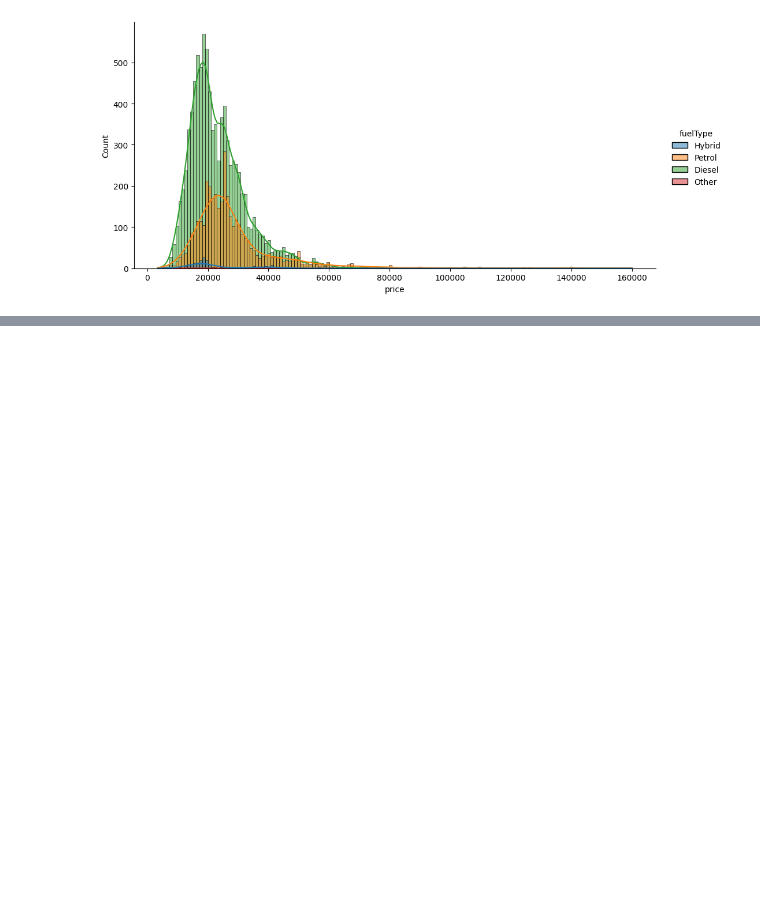
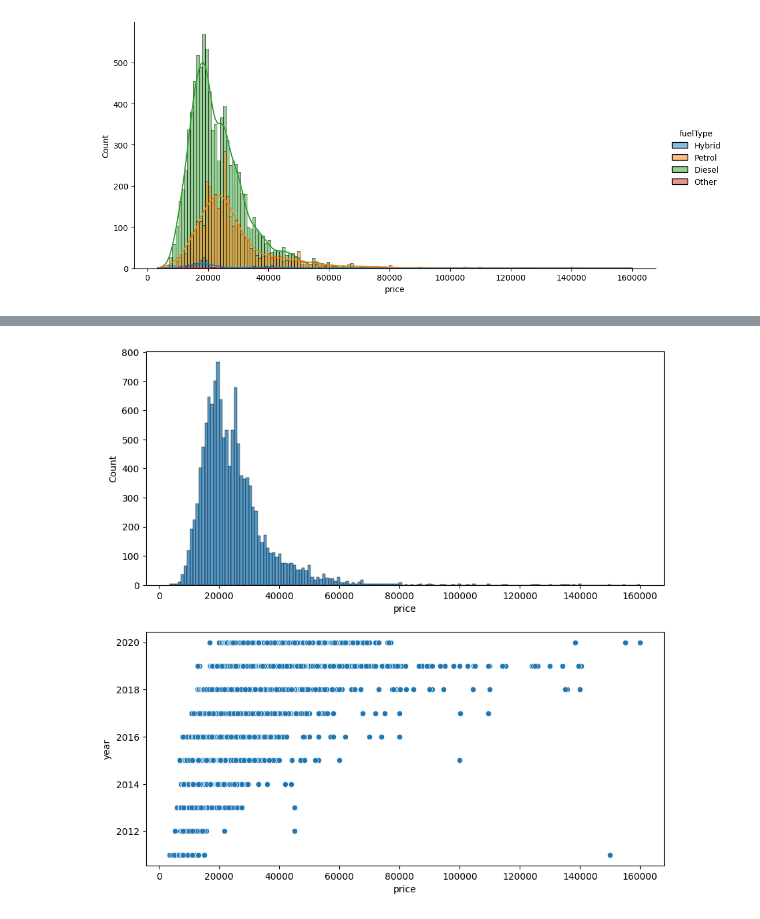
Before and after one commit to Bilol2747/python_darslarim, a Jupyter notebook: Graphics.ipynb, the cells around one changed output, grey strips where cells are left out. Saved outputs shown, nothing was run; the diff lists cells and outputs as text; code cells hidden in the pictures; blank space fills up the shorter version.

```diff
--- a/Graphics.ipynb
+++ b/Graphics.ipynb
@@ -281,0 +312,7 @@ plt.show()
+# %%
+fig, ax =plt.subplots(2,1, figsize=(10,10))
+sns.histplot(ax=ax[0],data=df, x='price')
+sns.scatterplot(ax=ax[1],data=df, x='price', y='year')
+plt.show()
+# %% [output]
+[figure, added]
```
Also changed, not shown: parts of 10 cells of this notebook.
